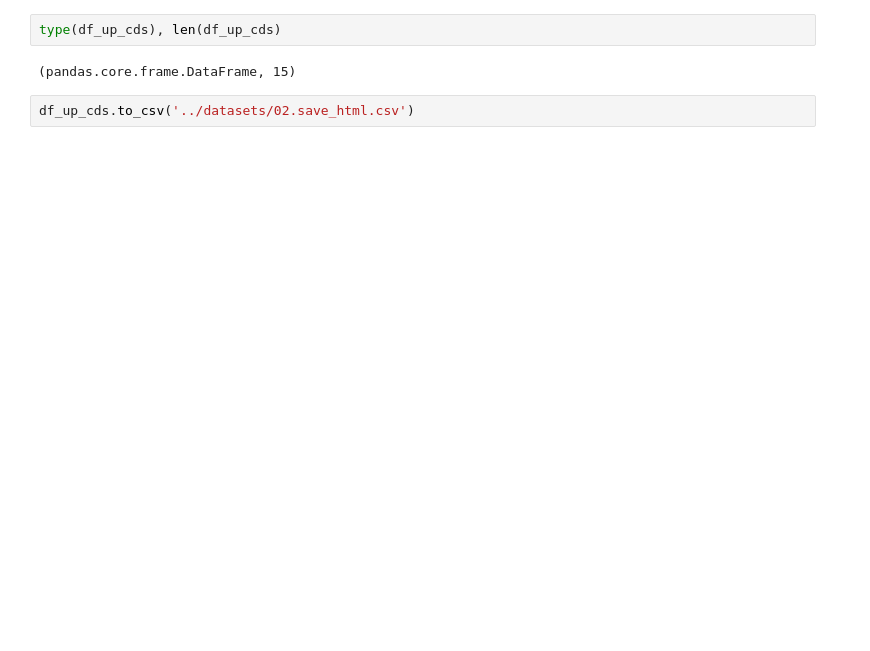
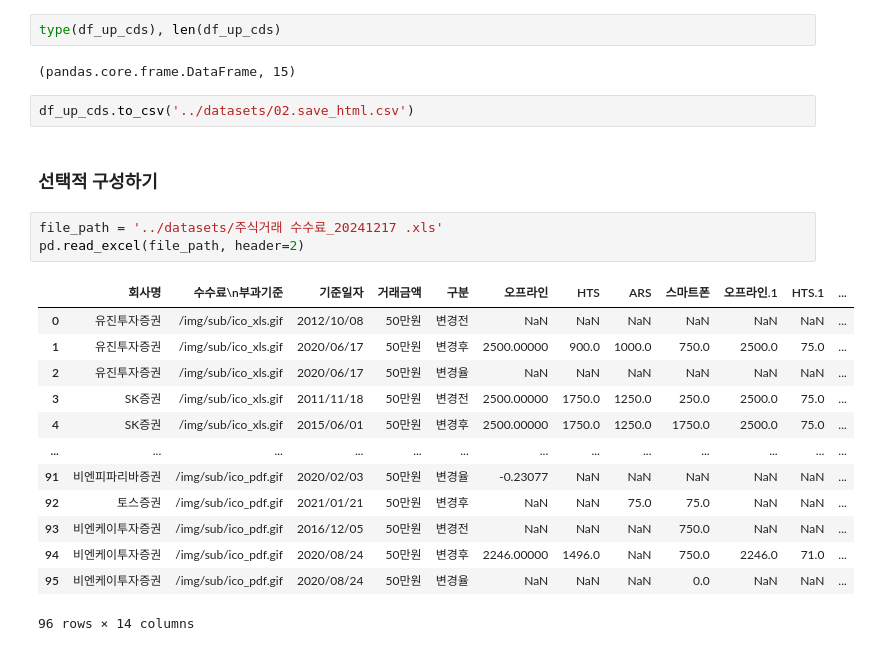
Before and after one commit to jwyzfe/study_pandas, a Jupyter notebook: codes/02.DataFrame_loads_save_withfiles.ipynb, the cells around one changed output. Cells and saved outputs as stored; diff of their text form; blank space fills up the shorter version.

```diff
--- a/codes/02.DataFrame_loads_save_withfiles.ipynb
+++ b/codes/02.DataFrame_loads_save_withfiles.ipynb
@@ -170,3 +170,22 @@ type(df_up_cds), len(df_up_cds)
 (pandas.core.frame.DataFrame, 15)
 # %%
 df_up_cds.to_csv('../datasets/02.save_html.csv')
+# %% [markdown]
+### 선택적 구성하기
+# %%
+file_path = '../datasets/주식거래 수수료_20241217 .xls'
+pd.read_excel(file_path, header=2)
+# %% [output]
+|  | 회사명 | 수수료\n부과기준 | 기준일자 | 거래금액 | 구분 | 오프라인 | HTS | ARS | 스마트폰 | 오프라인.1 | HTS.1 | ... |
+| 0 | 유진투자증권 | /img/sub/ico_xls.gif | 2012/10/08 | 50만원 | 변경전 | NaN | NaN | NaN | NaN | NaN | NaN | ... |
+| 1 | 유진투자증권 | /img/sub/ico_xls.gif | 2020/06/17 | 50만원 | 변경후 | 2500.00000 | 900.0 | 1000.0 | 750.0 | 2500.0 | 75.0 | ... |
+| 2 | 유진투자증권 | /img/sub/ico_xls.gif | 2020/06/17 | 50만원 | 변경율 | NaN | NaN | NaN | NaN | NaN | NaN | ... |
+| 3 | SK증권 | /img/sub/ico_xls.gif | 2011/11/18 | 50만원 | 변경전 | 2500.00000 | 1750.0 | 1250.0 | 250.0 | 2500.0 | 75.0 | ... |
+| 4 | SK증권 | /img/sub/ico_xls.gif | 2015/06/01 | 50만원 | 변경후 | 2500.00000 | 1750.0 | 1250.0 | 1750.0 | 2500.0 | 75.0 | ... |
+| ... | ... | ... | ... | ... | ... | ... | ... | ... | ... | ... | ... | ... |
+| 91 | 비엔피파리바증권 | /img/sub/ico_pdf.gif | 2020/02/03 | 50만원 | 변경율 | -0.23077 | NaN | NaN | NaN | NaN | NaN | ... |
+| 92 | 토스증권 | /img/sub/ico_pdf.gif | 2021/01/21 | 50만원 | 변경후 | NaN | NaN | 75.0 | 75.0 | NaN | NaN | ... |
+| 93 | 비엔케이투자증권 | /img/sub/ico_pdf.gif | 2016/12/05 | 50만원 | 변경전 | NaN | NaN | NaN | 750.0 | NaN | NaN | ... |
+| 94 | 비엔케이투자증권 | /img/sub/ico_pdf.gif | 2020/08/24 | 50만원 | 변경후 | 2246.00000 | 1496.0 | NaN | 750.0 | 2246.0 | 71.0 | ... |
+| 95 | 비엔케이투자증권 | /img/sub/ico_pdf.gif | 2020/08/24 | 50만원 | 변경율 | NaN | NaN | NaN | 0.0 | NaN | NaN | ... |
+96 rows × 14 columns
```
Also changed, not shown: parts of 3 cells of this notebook, 11 other files.
